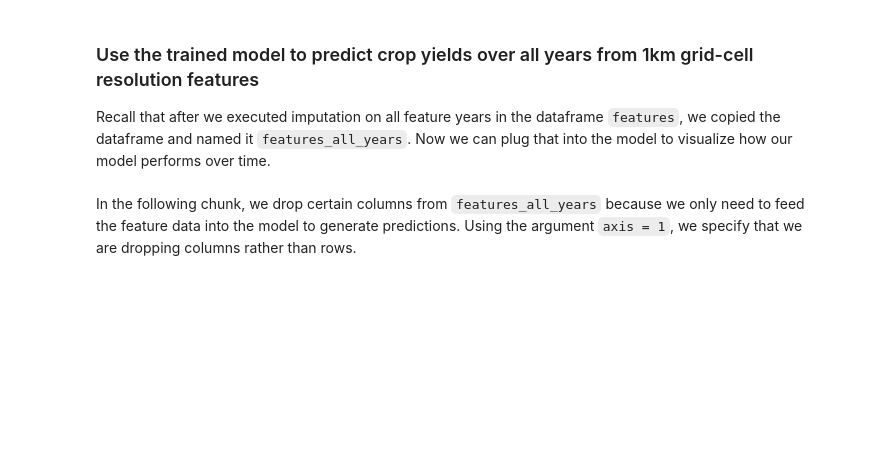
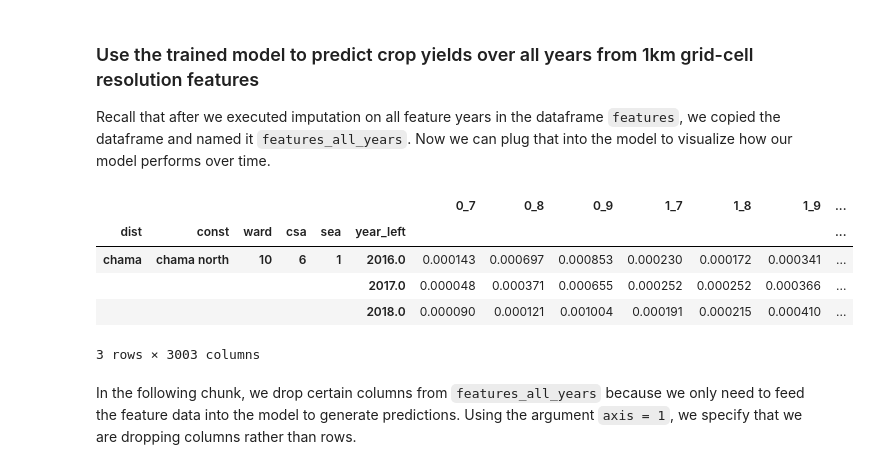
Before and after one commit to mosaiks-capstone/Modeling, a Jupyter notebook: crop_modeling_preprocessing.ipynb, the cells around one changed output. Cells and saved outputs as stored; diff of their text form; code cells hidden in the pictures; blank space fills up the shorter version.

```diff
--- a/crop_modeling_preprocessing.ipynb
+++ b/crop_modeling_preprocessing.ipynb
@@ -943,8 +990,15 @@ Recall that after we executed imputation on all feature years in the dataframe `
 # %%
 # recall the object we created earlier, before we split the features by year into those that would train the model
 # and those that would be fed into the trained model to predict crop yields
 # in years for which we do not have crop data
-features_all_years.head(3)
+features_3.head(3)
+# %% [output]
+|  |  |  |  |  |  | 0_7 | 0_8 | 0_9 | 1_7 | 1_8 | 1_9 | ... |
+| dist | const | ward | csa | sea | year_left |  |  |  |  |  |  | ... |
+| chama | chama north | 10 | 6 | 1 | 2016.0 | 0.000143 | 0.000697 | 0.000853 | 0.000230 | 0.000172 | 0.000341 | ... |
+|  |  |  |  |  | 2017.0 | 0.000048 | 0.000371 | 0.000655 | 0.000252 | 0.000252 | 0.000366 | ... |
+|  |  |  |  |  | 2018.0 | 0.000090 | 0.000121 | 0.001004 | 0.000191 | 0.000215 | 0.000410 | ... |
+3 rows × 3003 columns
 # %% [markdown]
 In the following chunk, we drop certain columns from `features_all_years` because we only need to feed the feature data into the model to generate predictions. Using the argument `axis = 1`, we specify that we are dropping columns rather than rows.
 # %%
```
Also changed, not shown: parts of 37 cells of this notebook.
